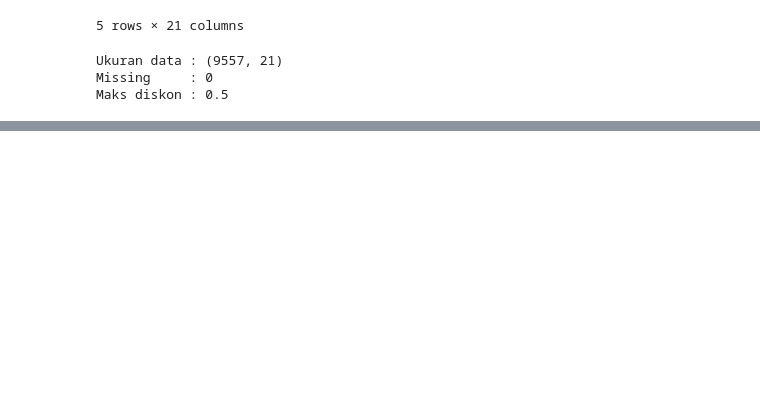
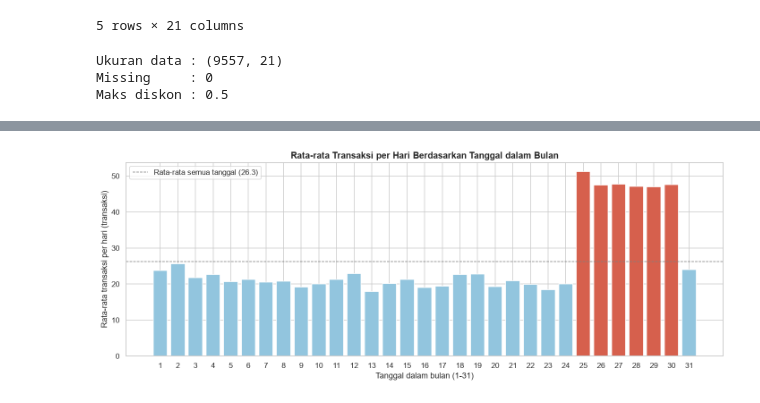
Before and after one commit to roxymayford/Project-Machine-Learning-, a Jupyter notebook: TugasBagianC.ipynb, the cells around one changed output, grey strips where cells are left out. Cells and saved outputs as stored; diff of their text form; code cells hidden in the pictures; blank space fills up the shorter version.

```diff
--- a/TugasBagianC.ipynb
+++ b/TugasBagianC.ipynb
@@ -32,0 +56,19 @@ Maks diskon : 0.5
+# %%
+per_tanggal = harian.groupby(harian["Purchase_Date"].dt.day)["Transaksi"].mean()
+batas = per_tanggal.mean() * 1.15
+warna = ["#d6604d" if v >= batas else "#92c5de" for v in per_tanggal.values]
+
+fig, ax = plt.subplots(figsize=(13, 5))
+ax.bar(per_tanggal.index, per_tanggal.values, color=warna)
+ax.axhline(per_tanggal.mean(), color="gray", linestyle="--", linewidth=1,
+           label=f"Rata-rata semua tanggal ({per_tanggal.mean():.1f})")
+ax.set_title("Rata-rata Transaksi per Hari Berdasarkan Tanggal dalam Bulan", fontsize=13, fontweight="bold")
+ax.set_xlabel("Tanggal dalam bulan (1-31)")
+ax.set_ylabel("Rata-rata transaksi per hari (transaksi)")
+ax.set_xticks(range(1, 32))
+ax.legend()
+plt.tight_layout()
+plt.savefig("charts/H1_tanggal_dalam_bulan.png", dpi=300, bbox_inches="tight")
+plt.show()
+# %% [output]
+[figure, added]
```
Also changed, not shown: parts of 3 cells of this notebook, 3 other files.
